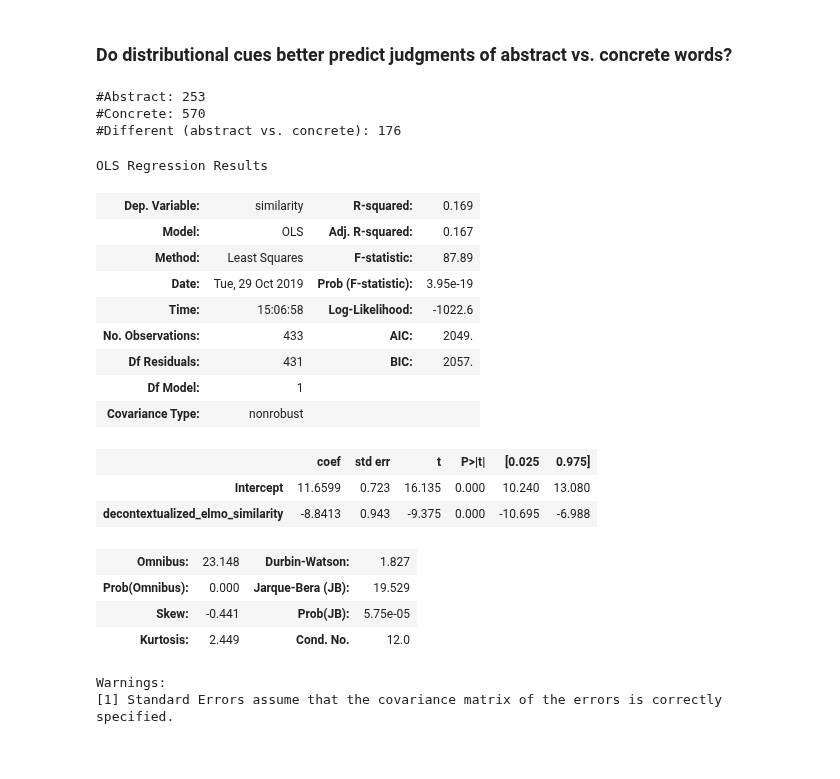
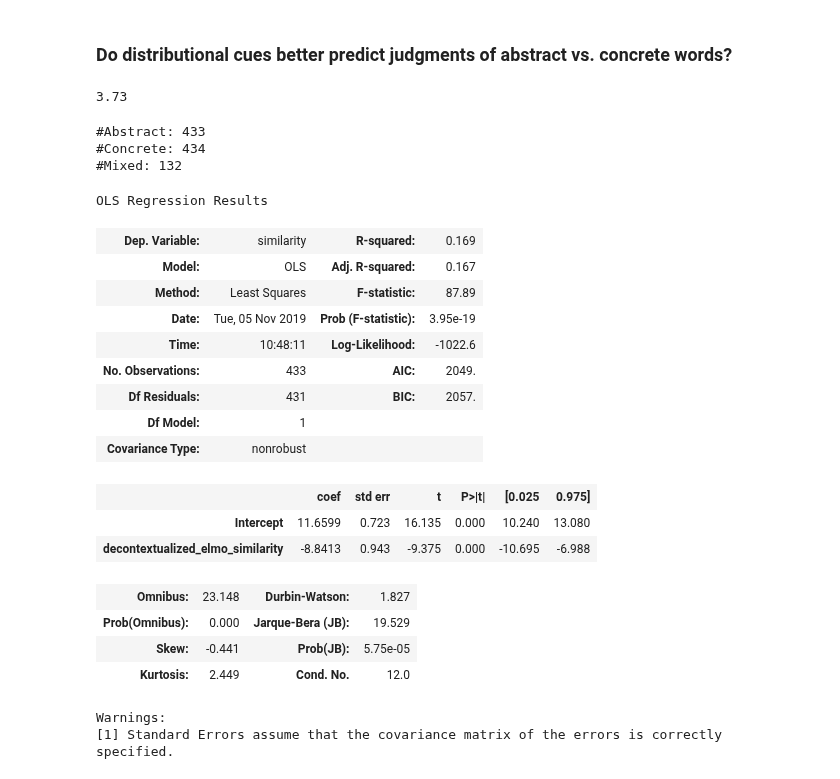
Before and after one commit to seantrott/abstract_concrete, a Jupyter notebook: abstract_concrete.ipynb, the cells around one changed output. Cells and saved outputs as stored; diff of their text form; code cells hidden in the pictures.

```diff
--- a/abstract_concrete.ipynb
+++ b/abstract_concrete.ipynb
@@ -574,35 +619,29 @@ plt.savefig("Figures/simlex_overall.png", dpi=300)
 # %%
 combined = list(df_simlex['w1_conc']) +  list(df_simlex['w2_conc'])
 median_conc = statistics.median(combined)
+median_conc
+# %% [output]
+3.73
-# %%
-df_simlex['w1_is_abstract'] = df_simlex['w1_conc'].apply(lambda x: x < median_conc)
-df_simlex['w2_is_abstract'] = df_simlex['w2_conc'].apply(lambda x: x < median_conc)
-df_simlex['same'] = df_simlex['w1_is_abstract'] == df_simlex['w2_is_abstract']
-# %%
-df_simlex['w1_is_abstract'] = df_simlex['w1_conc'].apply(lambda x: x < median_concreteness)
-df_simlex['w2_is_abstract'] = df_simlex['w2_conc'].apply(lambda x: x < median_concreteness)
-df_simlex['same'] = df_simlex['w1_is_abstract'] == df_simlex['w2_is_abstract']
+# %%
+df_simlex = tag_as_abstract(df_simlex, median_conc)
 # %%
 df_simlex['Comparison Type'] = df_simlex.apply(lambda row: get_comparison_type(row), axis=1)
+print_distribution(df_simlex)
+# %% [output]
+#Abstract: 433
+#Concrete: 434
+#Mixed: 132
-# %%
-print("#Abstract: {n}".format(n=len(df_simlex[(df_simlex['w1_is_abstract']==True)&(df_simlex['w2_is_abstract']==True)])))
-print("#Concrete: {n}".format(n=len(df_simlex[(df_simlex['w1_is_abstract']==False)&(df_simlex['w2_is_abstract']==False)])))
-print("#Mixed: {n}".format(n=len(df_simlex[df_simlex['same']==False])))
-# %% [output]
-#Abstract: 253
-#Concrete: 570
-#Different (abstract vs. concrete): 176
 # %%
-result = sm.ols(formula="similarity ~ decontextualized_elmo_similarity",
+result = sm.ols(formula=FORMULA,
                 data=df_simlex[df_simlex['Comparison Type']=="Abstract"]).fit()
 result.summary()
 # %% [output]
 OLS Regression Results
 | Dep. Variable: | similarity | R-squared: | 0.169 |
 | Model: | OLS | Adj. R-squared: | 0.167 |
 | Method: | Least Squares | F-statistic: | 87.89 |
-| Date: | Tue, 29 Oct 2019 | Prob (F-statistic): | 3.95e-19 |
-| Time: | 15:06:58 | Log-Likelihood: | -1022.6 |
+| Date: | Tue, 05 Nov 2019 | Prob (F-statistic): | 3.95e-19 |
+| Time: | 10:48:11 | Log-Likelihood: | -1022.6 |
 | No. Observations: | 433 | AIC: | 2049. |
 | Df Residuals: | 431 | BIC: | 2057. |
 | Df Model: | 1 |  |  |
```
Also changed, not shown: parts of 48 cells of this notebook, 2 other files.
